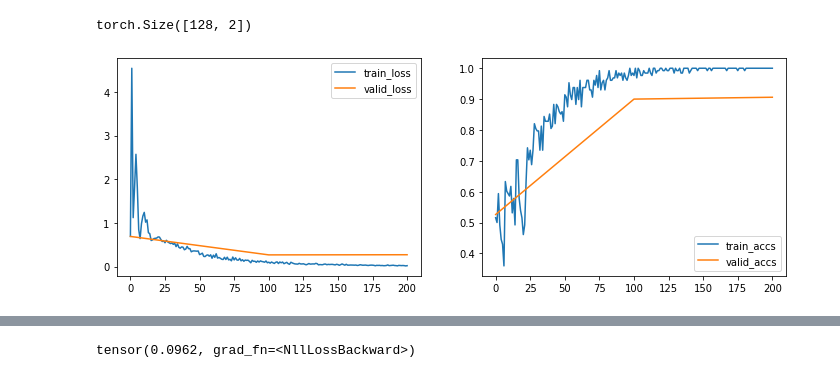
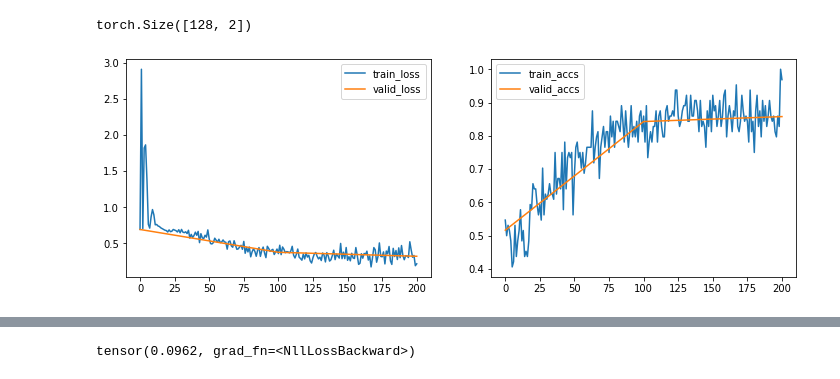
Before and after one commit to mar10nJohns1/AlgorithmicFairness, a Jupyter notebook: Project.ipynb, the cells around one changed output, grey strips where cells are left out. Saved outputs shown, nothing was run; the diff lists cells and outputs as text; code cells hidden in the pictures.

```diff
--- a/Project.ipynb
+++ b/Project.ipynb
@@ -28,7 +30,7 @@ import pandas as pd
 import os
 # %%
 # Root directory for dataset
-dataroot = 'C:\\Users\\cfthe\\OneDrive\\DTU\\Kandidat\\Deep\\AlgorithmicFairness\\Data'
+dataroot = 'C:\\Users\\cfthe\\OneDrive\\DTU\\Kandidat\\Deep\\AlgorithmicFairness'
 
 # Number of workers for dataloader
 workers = 4
@@ -83,7 +68,7 @@ TRAIN_PATH =  dataroot + "\\train.csv"
 VALID_PATH = dataroot + "\\valid.csv"
 TEST_PATH = dataroot + "\\test.csv"
 IMAGE_PATHS = glob.glob("C:\\Users\\cfthe\\OneDrive\\DTU\\Kandidat\\Deep\\celebA\\*.jpg")
-TARGET_COL = 'Male'
+TARGET_COL = 'Smiling'
 
 # train holds both X (input) and t (target/truth)
 data = data_utils_celeba.load_data(train_path=TRAIN_PATH,
@@ -91,5 +76,6 @@ data = data_utils_celeba.load_data(train_path=TRAIN_PATH,
                             test_path=TEST_PATH,
                             image_paths=IMAGE_PATHS,
                             target_col = TARGET_COL,
-                            image_shape=IMAGE_SHAPE[:2])
+                            num_classes = 2,
+                            image_shape=IMAGE_SHAPE)
 # %% [output]
@@ -106,6 +92,17 @@ batch_size
 # %%
 NUM_CLASSES = 2
-dummy_batch_gen = data_utils_celeba.batch_generator(data, batch_size=batch_size, num_classes=NUM_CLASSES, num_iterations=5e3, num_features=40, seed=42)
+IMAGE_SHAPE = [73,60,3]
+dummy_batch_gen = data_utils_celeba.batch_generator(data, image_shape = IMAGE_SHAPE, batch_size=batch_size, num_classes=NUM_CLASSES, num_iterations=5e3, num_features=41, seed=42)
+# %%
+import pickle
+
+# Dump the data into a pickle file
+#with open('data.pickle', 'wb') as f:
+    #pickle.dump(data, f)
+
+# Load the data from a pickle file
+with open('data.pickle', 'rb') as f:
+    data = pickle.load(f)
 # %%
 train_batch = next(dummy_batch_gen.gen_train())
 valid_batch, i = next(dummy_batch_gen.gen_valid())
@@ -232,6 +229,7 @@ output['out'].shape
 torch.Size([128, 2])
 # %%
 # Setup settings for training
+batch_size=64
 max_iter = 200
 log_every = 100
 eval_every = 100
@@ -254,6 +252,7 @@ valid_loss, valid_accs = [], []
 
 # Generate batches
 batch_gen = data_utils_celeba.batch_generator(data,
+                                       image_shape=IMAGE_SHAPE,
                                        batch_size=batch_size,
                                        num_classes=NUM_CLASSES,
                                        num_iterations=max_iter,
@@ -288,34 +287,34 @@ for i, batch_train in enumerate(batch_gen.gen_train()):
     labels_argmax = torch.max(get_labels(batch_train), 1)[1]
     batch_loss = criterion(output['out'], labels_argmax)
 
     train_iter.append(i)
     train_loss.append(float(get_numpy(batch_loss)))
     train_accs.append(float(get_numpy(accuracy(output['out'], labels_argmax))))
 
     optimizer.zero_grad()
     batch_loss.backward()
     optimizer.step()
 
     # Log i figure
     if i % log_every == 0:
         fig = plt.figure(figsize=(12,4))
         plt.subplot(1, 2, 1)
         plt.plot(train_iter, train_loss, label='train_loss')
         plt.plot(valid_iter, valid_loss, label='valid_loss')
         plt.legend()
 
         plt.subplot(1, 2, 2)
         plt.plot(train_iter, train_accs, label='train_accs')
         plt.plot(valid_iter, valid_accs, label='valid_accs')
         plt.legend()
         plt.show()
         clear_output(wait=True)
         #print("Train, it: {} loss: {:.2f} accs: {:.2f}".format(i, train_loss[-1], train_accs[-1]))
 
     if max_iter < i:
         break
 # %% [output]
-[figure, old version]
+[figure, new version]
 # %%
 print("Train, it: {} loss: {:.2f} accs: {:.2f}".format(i, train_loss[-1], train_accs[-1]))
 print("Valid, it: {} loss: {:.2f} accs: {:.4f}".format(i, valid_loss[-1], valid_accs[-1]))
```
Also changed, not shown: parts of 28 cells of this notebook, 4 other files.
